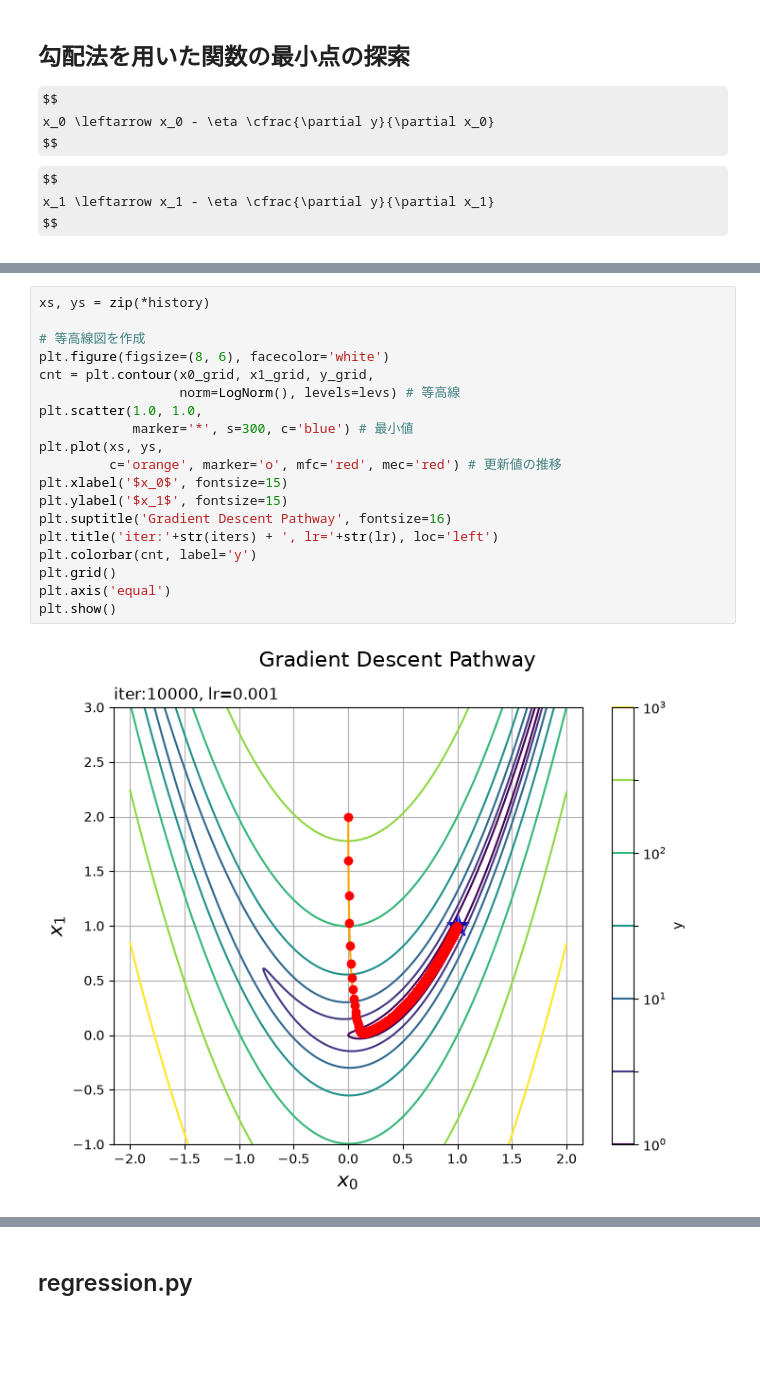
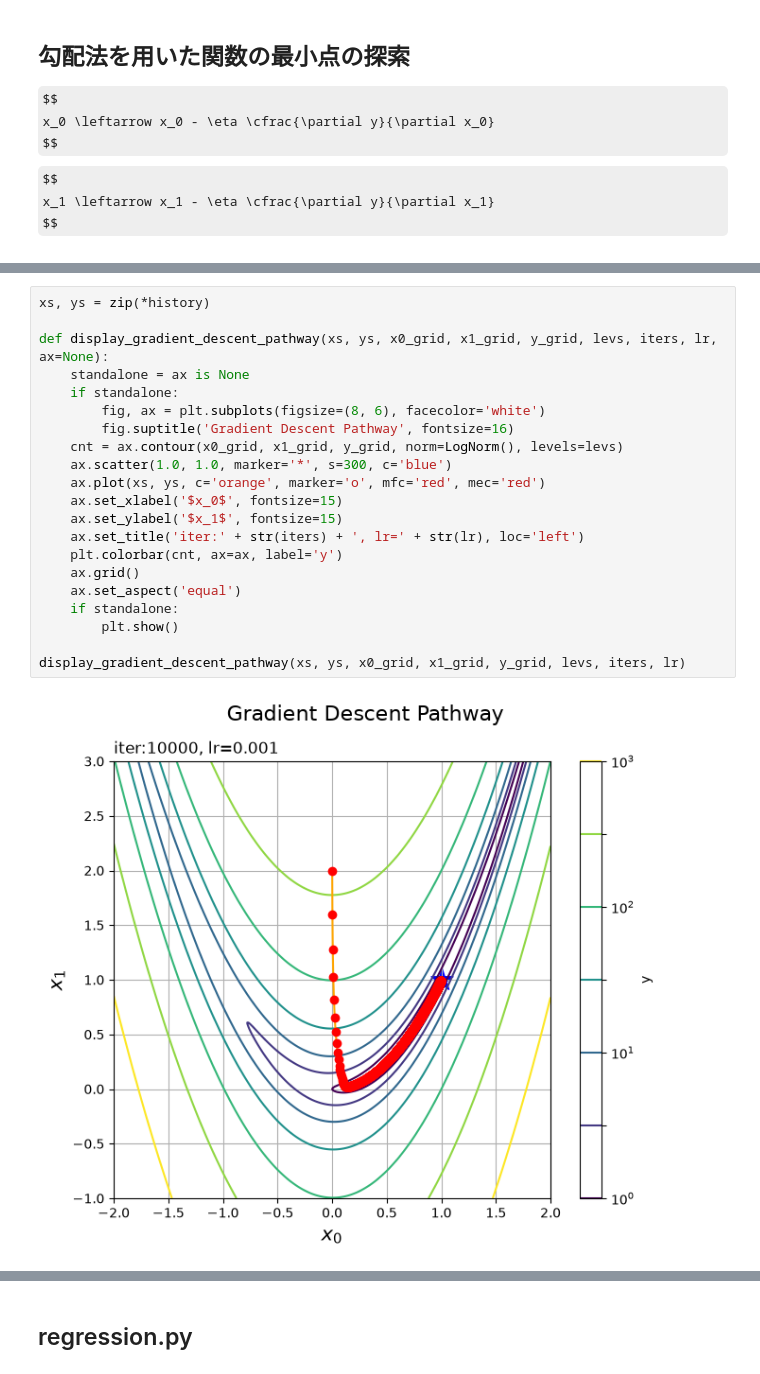
Before and after one commit to kyoropppp/2606_zero5, a Jupyter notebook: deep-learning-from-scratch-5/notebooks/06_pytorch.ipynb, the cells around one changed output, grey strips where cells are left out. Cells and saved outputs as stored; diff of their text form; some formulas as TeX source; blank space fills up the shorter version.

```diff
--- a/deep-learning-from-scratch-5/notebooks/06_pytorch.ipynb
+++ b/deep-learning-from-scratch-5/notebooks/06_pytorch.ipynb
@@ -234,21 +237,23 @@ print(f"{x0.item():.7f}, {x1.item():.7f}")
 # %%
 xs, ys = zip(*history)
 
-# 等高線図を作成
-plt.figure(figsize=(8, 6), facecolor='white')
-cnt = plt.contour(x0_grid, x1_grid, y_grid,
-                  norm=LogNorm(), levels=levs) # 等高線
-plt.scatter(1.0, 1.0,
-            marker='*', s=300, c='blue') # 最小値
-plt.plot(xs, ys,
-         c='orange', marker='o', mfc='red', mec='red') # 更新値の推移
-plt.xlabel('$x_0$', fontsize=15)
-plt.ylabel('$x_1$', fontsize=15)
-plt.suptitle('Gradient Descent Pathway', fontsize=16)
-plt.title('iter:'+str(iters) + ', lr='+str(lr), loc='left')
-plt.colorbar(cnt, label='y')
-plt.grid()
-plt.axis('equal')
-plt.show()
+def display_gradient_descent_pathway(xs, ys, x0_grid, x1_grid, y_grid, levs, iters, lr, ax=None):
+    standalone = ax is None
+    if standalone:
+        fig, ax = plt.subplots(figsize=(8, 6), facecolor='white')
+        fig.suptitle('Gradient Descent Pathway', fontsize=16)
+    cnt = ax.contour(x0_grid, x1_grid, y_grid, norm=LogNorm(), levels=levs)
+    ax.scatter(1.0, 1.0, marker='*', s=300, c='blue')
+    ax.plot(xs, ys, c='orange', marker='o', mfc='red', mec='red')
+    ax.set_xlabel('$x_0$', fontsize=15)
+    ax.set_ylabel('$x_1$', fontsize=15)
+    ax.set_title('iter:' + str(iters) + ', lr=' + str(lr), loc='left')
+    plt.colorbar(cnt, ax=ax, label='y')
+    ax.grid()
+    ax.set_aspect('equal')
+    if standalone:
+        plt.show()
+
+display_gradient_descent_pathway(xs, ys, x0_grid, x1_grid, y_grid, levs, iters, lr)
 # %% [output]
-[figure, old version]
+[figure, new version]
```
Also changed, not shown: parts of 6 cells of this notebook.
